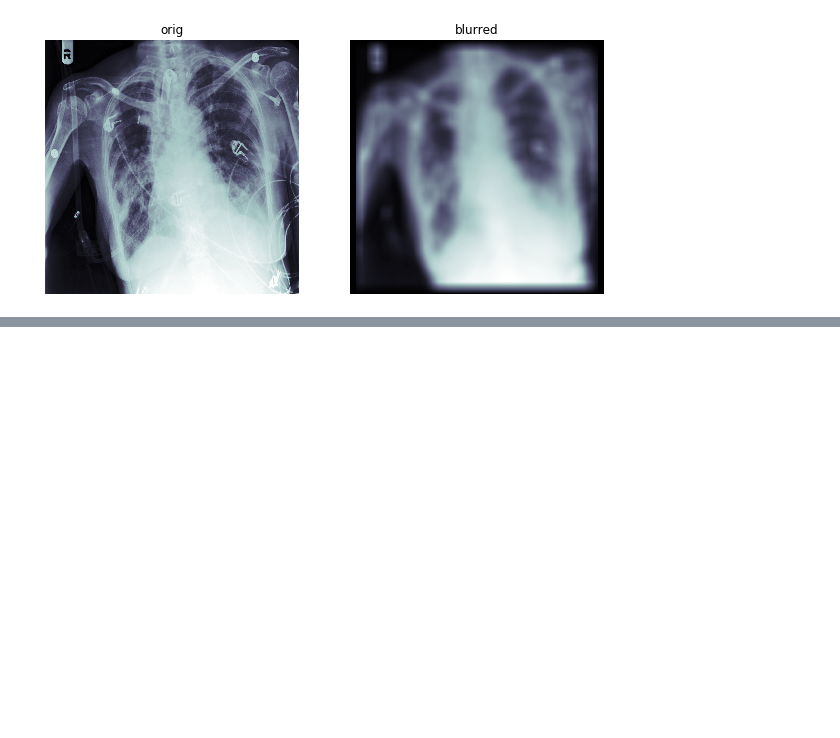
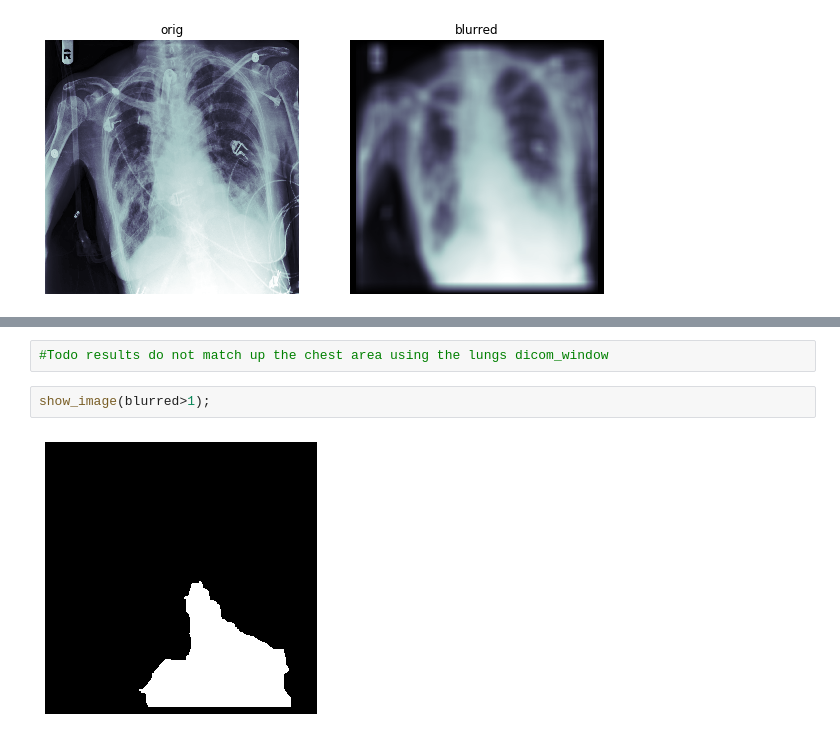
Before and after one commit to asvcode/covid19-translations, a Jupyter notebook: _notebooks/2020-04-28-Medical-Imaging-Part2.ipynb, the cells around one changed output, grey strips where cells are left out. Drawn from its saved outputs; the diff is of its cells as text; blank space fills up the shorter version.

```diff
--- a/_notebooks/2020-04-28-Medical-Imaging-Part2.ipynb
+++ b/_notebooks/2020-04-28-Medical-Imaging-Part2.ipynb
@@ -50,0 +74,6 @@ show_images(ims, titles=('orig', 'blurred'), figsize=(10,10))
+# %%
+#Todo results do not match up the chest area using the lungs dicom_window
+# %%
+show_image(blurred>1);
+# %% [output]
+[figure, added]
```
Also changed, not shown: parts of 7 cells of this notebook.
